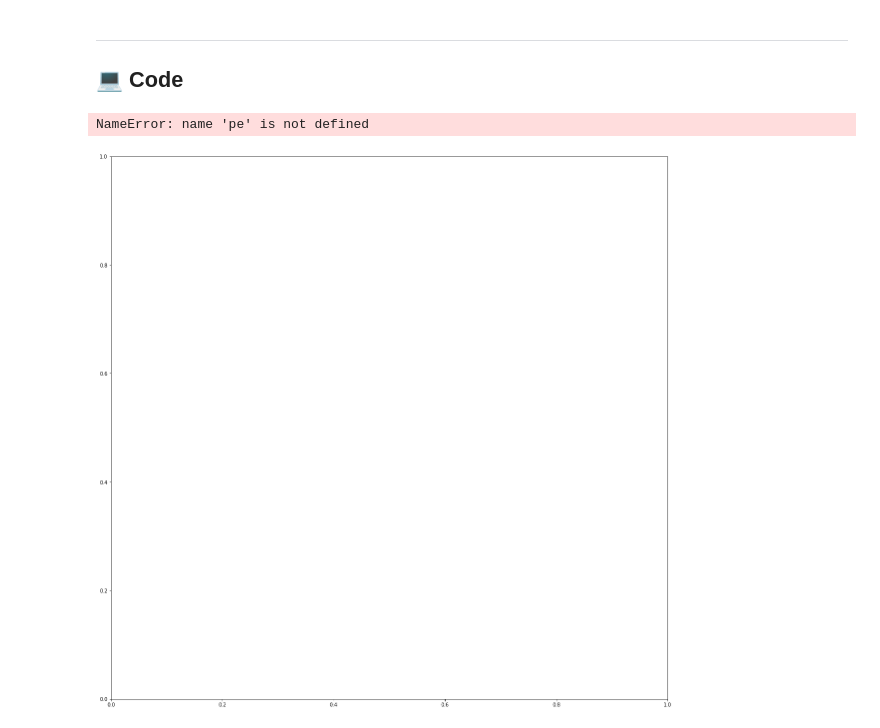
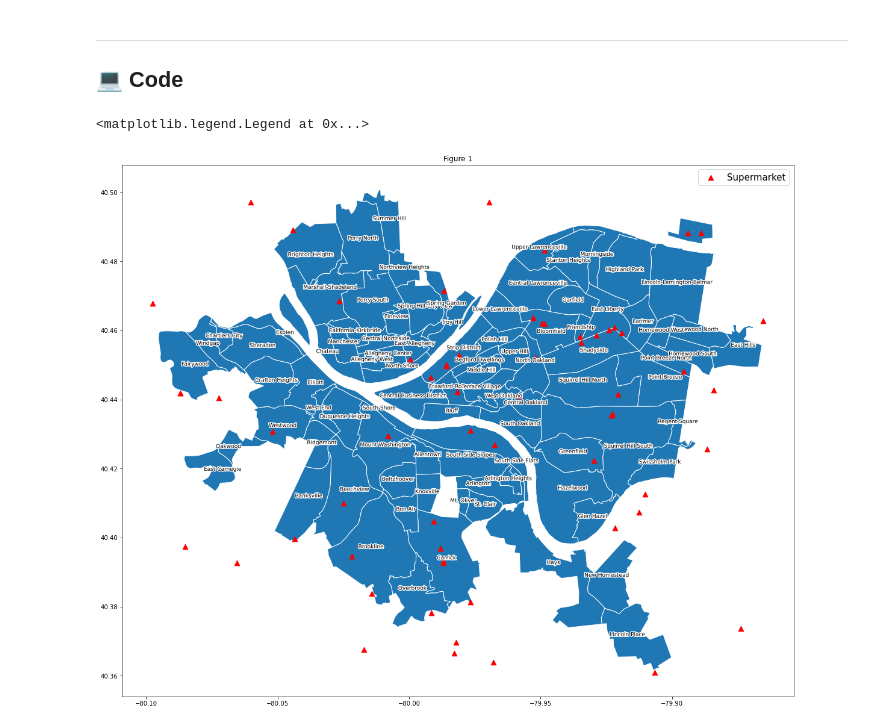
Before and after one commit to hunterbash/0010-final-project, a Jupyter notebook: Max_Food.ipynb, the cells around one changed output. Saved outputs shown, nothing was run; the diff lists cells and outputs as text; code cells hidden in the pictures.

```diff
--- a/Max_Food.ipynb
+++ b/Max_Food.ipynb
@@ -13,6 +13,7 @@ import pandas as pd
 import geopandas as gpd
 %matplotlib inline
 from matplotlib import pyplot as plt
+import matplotlib.patheffects as pe
 from shapely.geometry import Point, Polygon
 
 # read datasets
@@ -29,32 +30,36 @@ west  = -79.86
 ## clean up data
 # filter out null coord data
 stores = stores[stores['Lat'].notna() | stores['Lon'].notna()]
 # limit to values within PGH city limits
 stores.drop(stores[(stores['Lat'] >= north) | (stores['Lat'] < south)].index, inplace = True)
 stores.drop(stores[(stores['Lon'] >= west) | (stores['Lon'] < east)].index, inplace = True)
 
 # more usable column names
 pgh_map['hood_name'] = pgh_map['Neighbor19']
 
 # coordinate system
 pgh_map['geometry'] = pgh_map['geometry'].to_crs(epsg=4326) # project map data to lat/lon
 crs = 'epsg:4326' # define coordinate system (WGS84)
 geometry = [Point(xy) for xy in zip(stores['Lon'],stores['Lat'])] # supermarket + convenience coords
 geo_df = gpd.GeoDataFrame(stores, crs = crs, geometry = geometry)
 
 # extract and append neighborhood labels
 def label_map():
     pgh_map['coords'] = pgh_map['geometry'].apply(lambda x: x.representative_point().coords[:])
     pgh_map['coords'] = [coords[0] for coords in pgh_map['coords']]
     for idx, row in pgh_map.iterrows():
         plt.annotate(text = row['hood_name'], xy=row['coords'],
                      horizontalalignment='center', size=9, path_effects=[pe.withStroke(linewidth=3, foreground='white')])
 
 # plot map
 fig,ax = plt.subplots(figsize = (20,20)) # plot size
 label_map() # neighborhood labels
 pgh_map.plot(ax=ax, edgecolor='white') # map
 plt.title('Figure 1') # title
+
+# plot supermarkets
+geo_df[geo_df['Category'] == 'Supermarket'].plot(ax = ax, markersize = 75, color = 'r', marker = '^', label = 'Supermarket') # pts
+plt.legend(prop = {'size': 15}) # legend
 # %% [output]
-NameError: name 'pe' is not defined
+<matplotlib.legend.Legend at 0x...>
-[figure, old version]
+[figure, new version]
```
Also changed, not shown: parts of 1 cell of this notebook.
